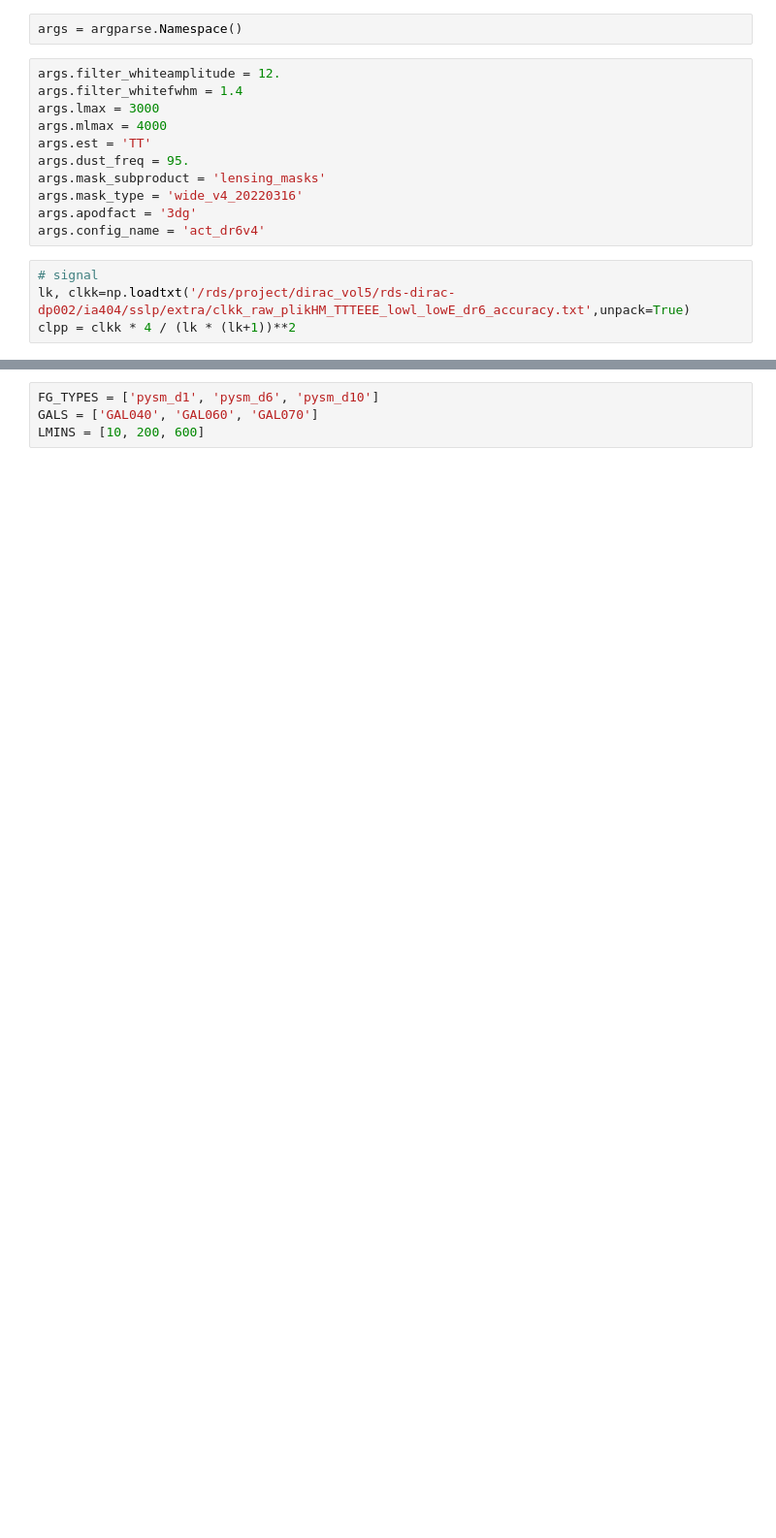
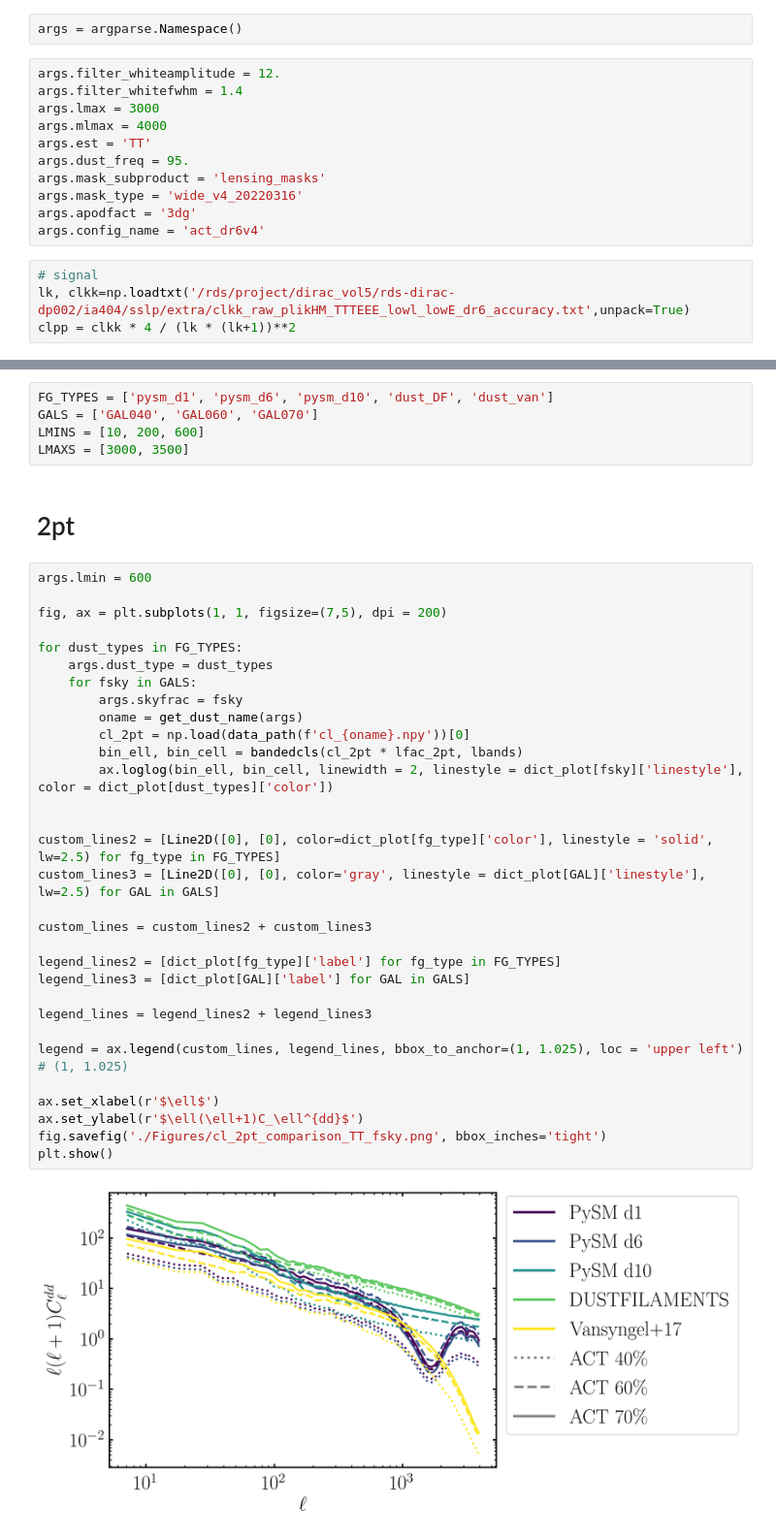
Before and after one commit to iabrilcabezas/dustbias, a Jupyter notebook: mbatch/stage_plot.ipynb, the cells around one changed output, grey strips where cells are left out. Shown at 97% size. Cells and saved outputs as stored; diff of their text form; blank space fills up the shorter version.

```diff
--- a/mbatch/stage_plot.ipynb
+++ b/mbatch/stage_plot.ipynb
@@ -74,6 +74,42 @@ dict_plot['pysm_d10'] = {'color': 'crimson', 'label': 'PySM d10'}
 # %%
-FG_TYPES = ['pysm_d1', 'pysm_d6', 'pysm_d10']
+FG_TYPES = ['pysm_d1', 'pysm_d6', 'pysm_d10', 'dust_DF', 'dust_van']
 GALS = ['GAL040', 'GAL060', 'GAL070']
 LMINS = [10, 200, 600]
+LMAXS = [3000, 3500]
+# %% [markdown]
+# 2pt
+# %%
+args.lmin = 600
+
+fig, ax = plt.subplots(1, 1, figsize=(7,5), dpi = 200)
+
+for dust_types in FG_TYPES:
+    args.dust_type = dust_types
+    for fsky in GALS:
+        args.skyfrac = fsky
+        oname = get_dust_name(args)
+        cl_2pt = np.load(data_path(f'cl_{oname}.npy'))[0]
+        bin_ell, bin_cell = bandedcls(cl_2pt * lfac_2pt, lbands)
+        ax.loglog(bin_ell, bin_cell, linewidth = 2, linestyle = dict_plot[fsky]['linestyle'], color = dict_plot[dust_types]['color'])
+
+
+custom_lines2 = [Line2D([0], [0], color=dict_plot[fg_type]['color'], linestyle = 'solid', lw=2.5) for fg_type in FG_TYPES]
+custom_lines3 = [Line2D([0], [0], color='gray', linestyle = dict_plot[GAL]['linestyle'], lw=2.5) for GAL in GALS]
+
+custom_lines = custom_lines2 + custom_lines3
+
+legend_lines2 = [dict_plot[fg_type]['label'] for fg_type in FG_TYPES]
+legend_lines3 = [dict_plot[GAL]['label'] for GAL in GALS]
+
+legend_lines = legend_lines2 + legend_lines3
+
+legend = ax.legend(custom_lines, legend_lines, bbox_to_anchor=(1, 1.025), loc = 'upper left') # (1, 1.025)
+
+ax.set_xlabel(r'$\ell$')
+ax.set_ylabel(r'$\ell(\ell+1)C_\ell^{dd}$')
+fig.savefig('./Figures/cl_2pt_comparison_TT_fsky.png', bbox_inches='tight')
+plt.show()
+# %% [output]
+[figure, added]
 # %%
 args.lmin = 600
```
Also changed, not shown: parts of 6 cells of this notebook, 3 other files.
